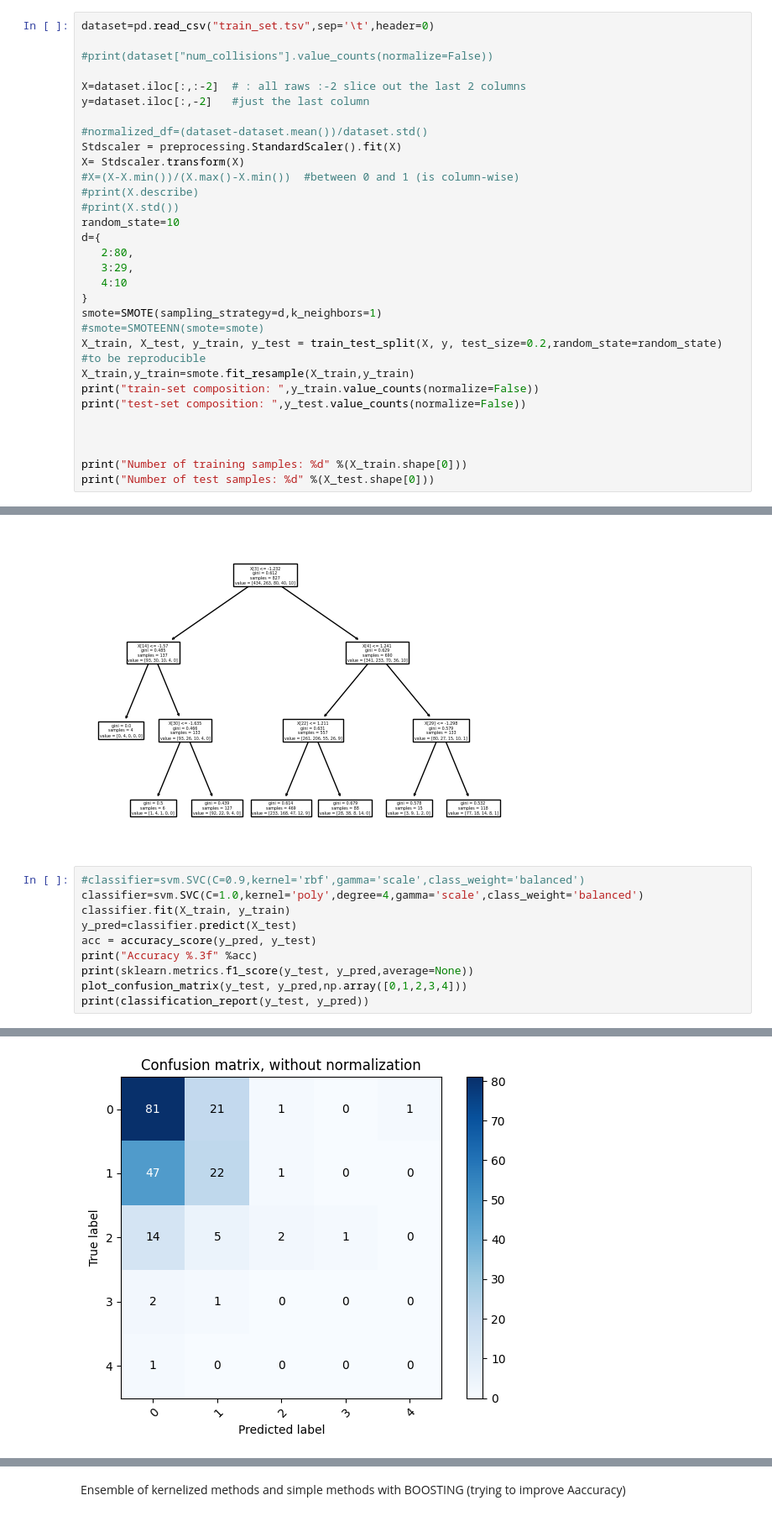
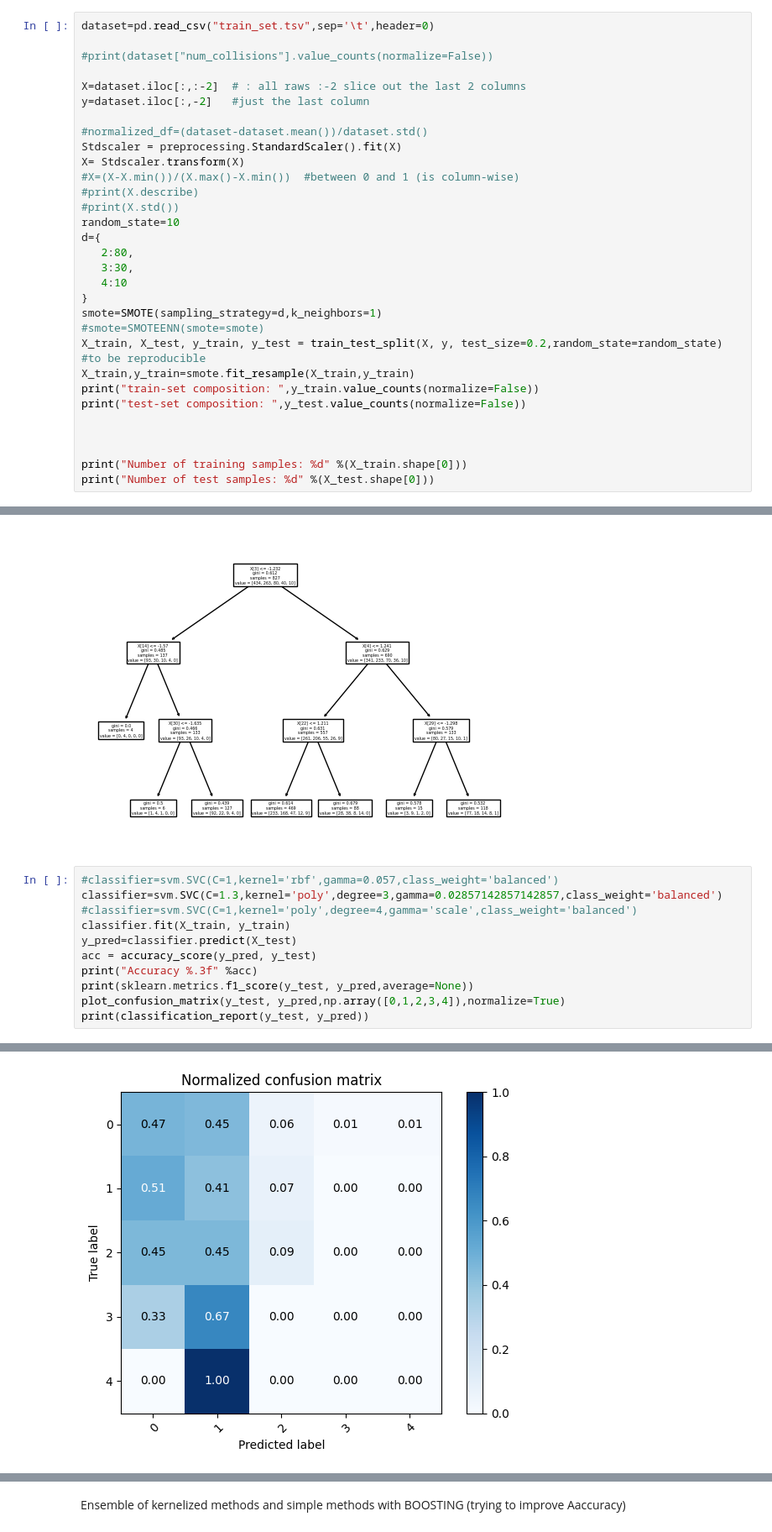
Before and after one commit to francomano/uav, a Jupyter notebook: uav.ipynb, the cells around one changed output, grey strips where cells are left out. Shown at 84% size. Drawn from its saved outputs; the diff is of its cells as text.

Commit message:
best confusion

```diff
--- a/uav.ipynb
+++ b/uav.ipynb
@@ -101,7 +101,7 @@ X= Stdscaler.transform(X)
 random_state=10
 d={
    2:80,
-   3:29,
+   3:30,
    4:10
 }
 smote=SMOTE(sampling_strategy=d,k_neighbors=1)
@@ -198,13 +198,14 @@ Accuracy 0.540
  Text(0.9230769230769231, 0.125, 'gini = 0.532\nsamples = 118\nvalue = [77, 18, 14, 8, 1]')]
 [figure]
 # %%
-#classifier=svm.SVC(C=0.9,kernel='rbf',gamma='scale',class_weight='balanced')
-classifier=svm.SVC(C=1.0,kernel='poly',degree=4,gamma='scale',class_weight='balanced')
+#classifier=svm.SVC(C=1,kernel='rbf',gamma=0.057,class_weight='balanced')
+classifier=svm.SVC(C=1.3,kernel='poly',degree=3,gamma=0.02857142857142857,class_weight='balanced')
+#classifier=svm.SVC(C=1,kernel='poly',degree=4,gamma='scale',class_weight='balanced')
 classifier.fit(X_train, y_train)
 y_pred=classifier.predict(X_test)
 acc = accuracy_score(y_pred, y_test)
 print("Accuracy %.3f" %acc)
 print(sklearn.metrics.f1_score(y_test, y_pred,average=None))
-plot_confusion_matrix(y_test, y_pred,np.array([0,1,2,3,4]))
+plot_confusion_matrix(y_test, y_pred,np.array([0,1,2,3,4]),normalize=True)
 print(classification_report(y_test, y_pred))
 # %% [output]
@@ -224 +225 @@ weighted avg       0.50      0.53      0.48       200
-[figure, old version]
+[figure, new version]
```
Also changed, not shown: parts of 11 cells of this notebook.
